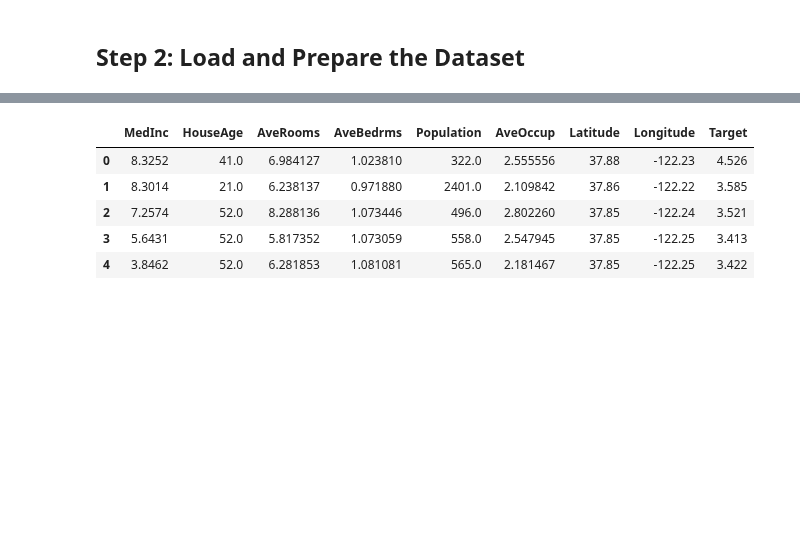
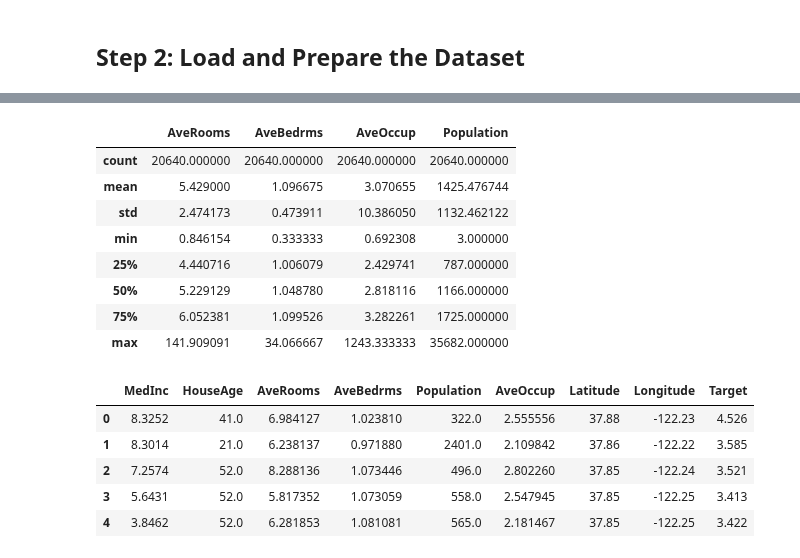
Before and after one commit to fjadidi2001/DataScienceJourney, a Jupyter notebook: PINNs_S4.ipynb, the cells around one changed output, grey strips where cells are left out. Saved outputs shown, nothing was run; the diff lists cells and outputs as text; code cells hidden in the pictures; blank space fills up the shorter version.

```diff
--- a/PINNs_S4.ipynb
+++ b/PINNs_S4.ipynb
@@ -18 +95,14 @@ import matplotlib.pyplot as plt
+# %%
+features_of_interest = ["AveRooms", "AveBedrms", "AveOccup", "Population"]
+california_housing.frame[features_of_interest].describe()
+# %% [output]
+|  | AveRooms | AveBedrms | AveOccup | Population |
+| count | 20640.000000 | 20640.000000 | 20640.000000 | 20640.000000 |
+| mean | 5.429000 | 1.096675 | 3.070655 | 1425.476744 |
+| std | 2.474173 | 0.473911 | 10.386050 | 1132.462122 |
+| min | 0.846154 | 0.333333 | 0.692308 | 3.000000 |
+| 25% | 4.440716 | 1.006079 | 2.429741 | 787.000000 |
+| 50% | 5.229129 | 1.048780 | 2.818116 | 1166.000000 |
+| 75% | 6.052381 | 1.099526 | 3.282261 | 1725.000000 |
+| max | 141.909091 | 34.066667 | 1243.333333 | 35682.000000 |
 # %%
```
Also changed, not shown: parts of 8 cells of this notebook.
